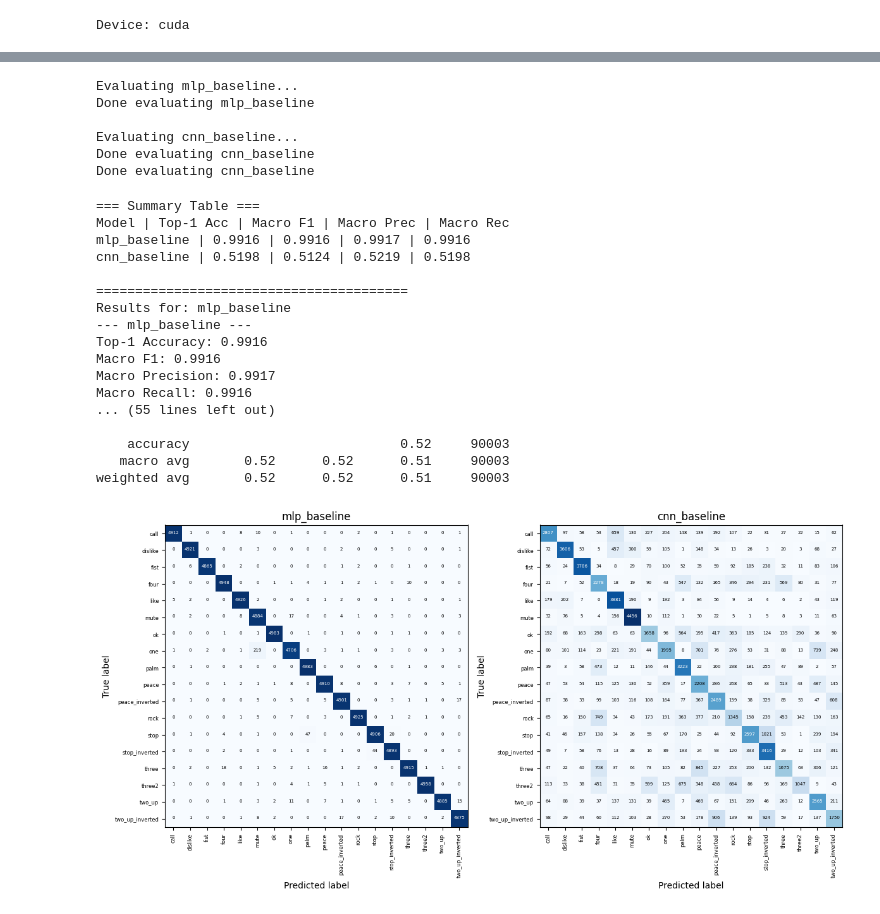
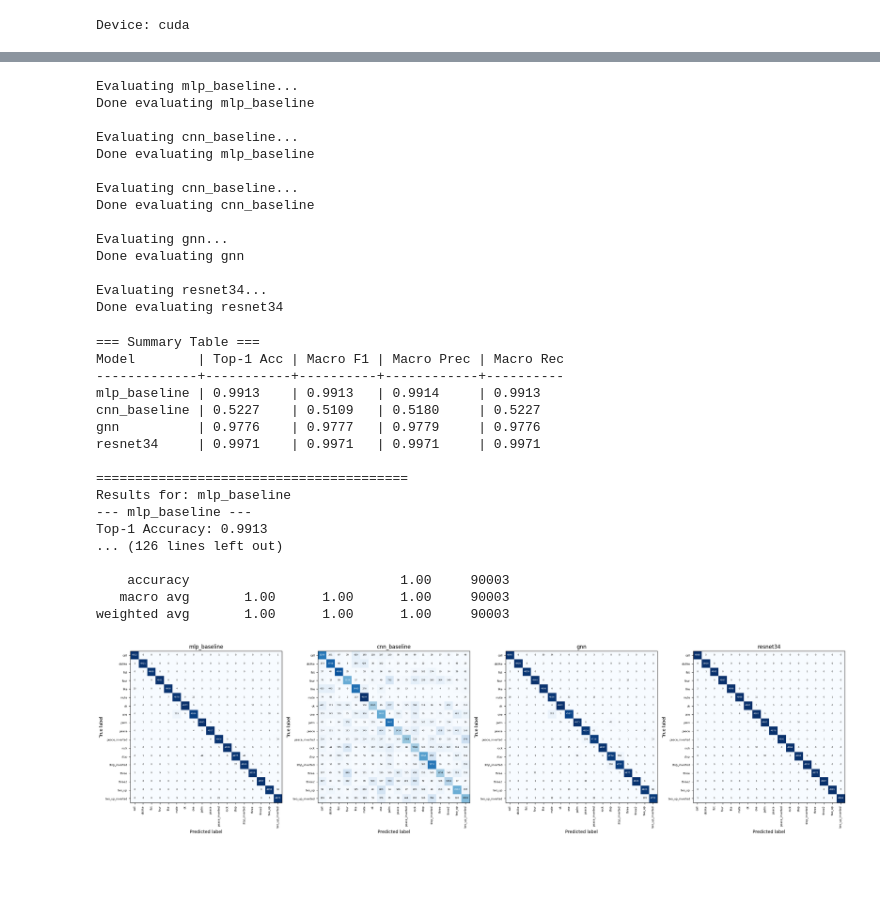
Before and after one commit to quiet98k/hand-gestures-classifier, a Jupyter notebook: test_models.ipynb, the cells around one changed output, grey strips where cells are left out. Drawn from its saved outputs; the diff is of its cells as text; code cells hidden in the pictures; blank space fills up the shorter version.

```diff
--- a/test_models.ipynb
+++ b/test_models.ipynb
@@ -199,7 +240,7 @@ Models to test: ['mlp_baseline', 'cnn_baseline']
 # %%
 # Run evaluations for the configured models and collect results
 results = {}
-for name, factory, ckpt_path, ds, loader, meta_entry in models_to_test:
+for name, factory, ckpt_path, ds, loader, meta_entry, is_graph in models_to_test:
     print(f'\nEvaluating {name}...')
     if not os.path.exists(ckpt_path):
         print(f'Checkpoint not found: {ckpt_path} -- skipping {name}')
@@ -229,6 +270,23 @@ for name, factory, ckpt_path, ds, loader, meta_entry in models_to_test:
                     activation=meta_entry.get('activation', 'relu'),
                     batchnorm=bool(meta_entry.get('batchnorm', False)),
                 )
+            elif mtype == 'gnn':
+                model = create_gnn(
+                    in_channels=int(meta_entry.get('in_channels', 2)),
+                    num_classes=int(meta_entry['num_classes']),
+                    hidden_channels=int(meta_entry.get('hidden_channels', 64)),
+                    num_layers=int(meta_entry.get('num_layers', 3)),
+                    dropout=float(meta_entry.get('dropout', 0.0)),
+                    activation=meta_entry.get('activation', 'relu'),
+                    mlp_hidden=meta_entry.get('mlp_hidden'),
+                )
+            elif mtype == 'resnet34':
+                model = create_resnet34(
+                    input_channels=int(meta_entry.get('input_channels', 3)),
+                    num_classes=int(meta_entry['num_classes']),
+                    dropout=float(meta_entry.get('dropout', 0.0)),
+                    pretrained_backbone=False,  # don't load pretrained weights, we'll load checkpoint
+                )
             else:
                 raise RuntimeError(f'Unknown model_type in metadata: {mtype}')
         else:
@@ -237,6 +295,8 @@ for name, factory, ckpt_path, ds, loader, meta_entry in models_to_test:
                 sample = ds[0]['landmarks']
                 input_dim = int(sample.numel()) if hasattr(sample, 'numel') else int(np.prod(sample.shape))
                 model = factory(input_dim=input_dim, num_classes=ds.num_classes)
+            elif is_graph:
+                model = factory(in_channels=2, num_classes=ds.num_classes)
             else:
                 # try to infer input channels from a sample
                 sample = ds[0]['image'] if isinstance(ds[0], dict) else ds[0][0]
@@ -249,7 +309,7 @@ for name, factory, ckpt_path, ds, loader, meta_entry in models_to_test:
 
     # Load checkpoint (robustly)
     try:
-        ckpt = torch.load(ckpt_path, map_location='cpu')
+        ckpt = torch.load(ckpt_path, map_location='cpu', weights_only=False)
         try:
             state = extract_state_dict(ckpt)
         except RuntimeError:
@@ -265,7 +325,7 @@ for name, factory, ckpt_path, ds, loader, meta_entry in models_to_test:
 
     # Evaluate
     try:
-        metrics = evaluate_model(model, loader, device)
+        metrics = evaluate_model(model, loader, device, is_graph=is_graph)
         if not metrics:
             print('No predictions for', name)
             continue
@@ -289,8 +349,16 @@ Evaluating mlp_baseline...
 Done evaluating mlp_baseline
 
 Evaluating cnn_baseline...
+Done evaluating mlp_baseline
+
+Evaluating cnn_baseline...
 Done evaluating cnn_baseline
-Done evaluating cnn_baseline
+
+Evaluating gnn...
+Done evaluating gnn
+
+Evaluating resnet34...
+Done evaluating resnet34
 # %%
 # Print summaries side-by-side for quick comparison
 if results:
@@ -302,46 +370,55 @@ if results:
     for n in names:
         m = results[n]['metrics']
         rows.append([n, f"{m['accuracy']:.4f}", f"{m['f1_macro']:.4f}", f"{m['precision_macro']:.4f}", f"{m['recall_macro']:.4f}"])
-    # Print table-like output
-    print(' | '.join(header))
+
+    # Calculate column widths for alignment
+    all_rows = [header] + rows
+    col_widths = [max(len(row[i]) for row in all_rows) for i in range(len(header))]
+
+    # Print aligned table
+    def format_row(row):
+        return ' | '.join(val.ljust(col_widths[i]) for i, val in enumerate(row))
+
+    print(format_row(header))
+    print('-+-'.join('-' * w for w in col_widths))
     for r in rows:
-        print(' | '.join(r))
+        print(format_row(r))
 
     # Print full classification reports side-by-side (one after another)
     for n in names:
         print('\n' + '='*40)
         print(f'Results for: {n}')
         print_summary(n, results[n]['metrics'])
 
     # Plot confusion matrices side-by-side
     num = len(names)
     fig, axes = plt.subplots(1, num, figsize=(6 * num, 6))
     if num == 1:
         axes = [axes]
     for ax, n in zip(axes, names):
         cm = results[n]['metrics']['confusion_matrix']
         classes = results[n]['class_names']
         plot_confusion_matrix(cm, classes, ax=ax, title=n)
     plt.tight_layout()
     plt.show()
 else:
     print('No results to display.')
 # %% [output]
 === Summary Table ===
-Model | Top-1 Acc | Macro F1 | Macro Prec | Macro Rec
-mlp_baseline | 0.9916 | 0.9916 | 0.9917 | 0.9916
-cnn_baseline | 0.5198 | 0.5124 | 0.5219 | 0.5198
+Model        | Top-1 Acc | Macro F1 | Macro Prec | Macro Rec
+-------------+-----------+----------+------------+----------
+mlp_baseline | 0.9913    | 0.9913   | 0.9914     | 0.9913
+cnn_baseline | 0.5227    | 0.5109   | 0.5180     | 0.5227
+gnn          | 0.9776    | 0.9777   | 0.9779     | 0.9776
+resnet34     | 0.9971    | 0.9971   | 0.9971     | 0.9971
 
 ========================================
 Results for: mlp_baseline
 --- mlp_baseline ---
-Top-1 Accuracy: 0.9916
-Macro F1: 0.9916
-Macro Precision: 0.9917
-Macro Recall: 0.9916
-... (55 lines left out)
+Top-1 Accuracy: 0.9913
+... (126 lines left out)
 
-    accuracy                           0.52     90003
-   macro avg       0.52      0.52      0.51     90003
-weighted avg       0.52      0.52      0.51     90003
+    accuracy                           1.00     90003
+   macro avg       1.00      1.00      1.00     90003
+weighted avg       1.00      1.00      1.00     90003
-[figure, old version]
+[figure, new version]
```
Also changed, not shown: parts of 4 cells of this notebook, 1 other file.
